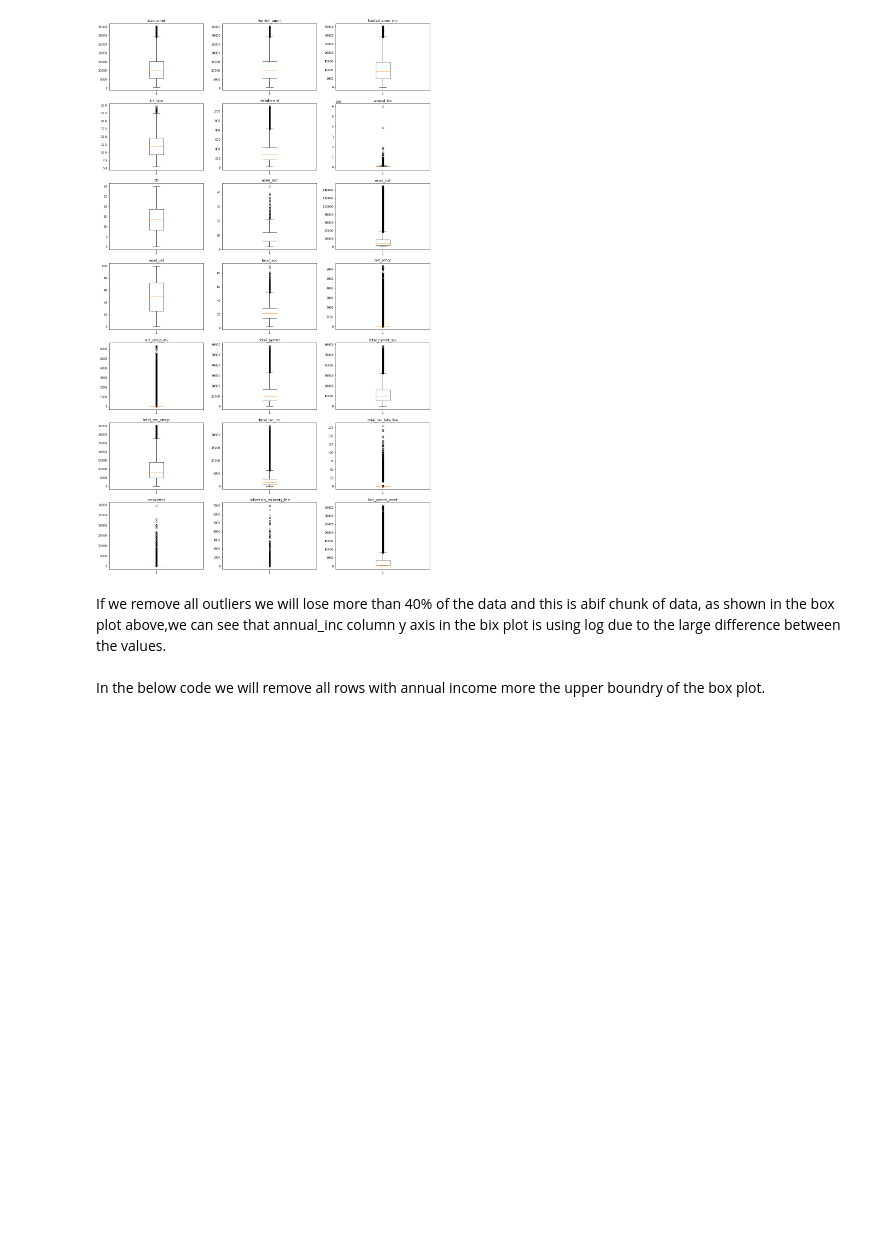
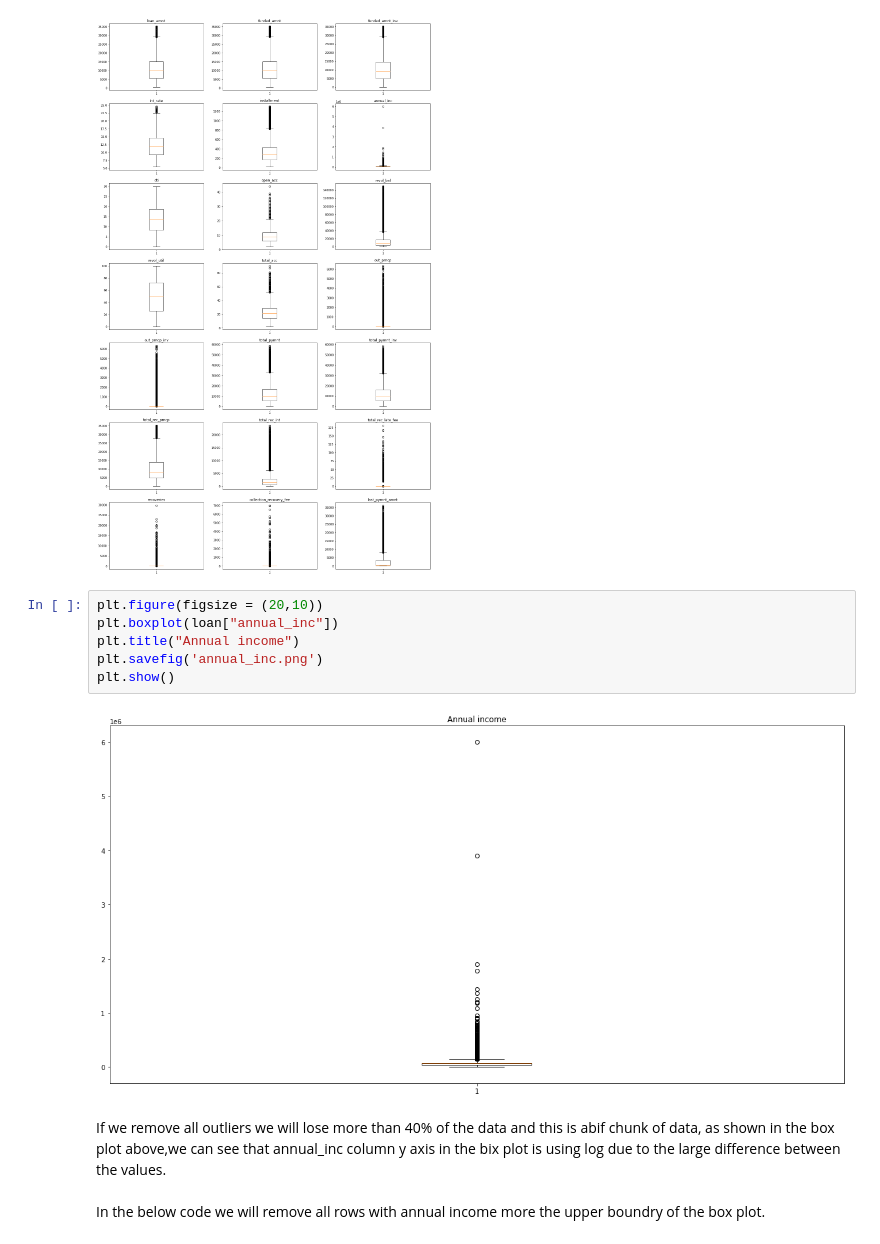
Before and after one commit to npalupunoori/LendingClubCaseStudy, a Jupyter notebook: Naren_Reddy_Palupunoori.ipynb, the cells around one changed output. Cells and saved outputs as stored; diff of their text form; blank space fills up the shorter version.

```diff
--- a/Naren_Reddy_Palupunoori.ipynb
+++ b/Naren_Reddy_Palupunoori.ipynb
@@ -320,6 +320,14 @@ for i in range(0, len(numeric_columns)):
     plt.title(numeric_columns[i])
 # %% [output]
 [figure]
+# %%
+plt.figure(figsize = (20,10))
+plt.boxplot(loan["annual_inc"])
+plt.title("Annual income")
+plt.savefig('annual_inc.png')
+plt.show()
+# %% [output]
+[figure, added]
 # %% [markdown]
 If we remove all outliers we will lose more than 40% of the data and this is abif chunk of data, as shown in the box plot above,we can see that annual_inc column y axis in the bix plot is using log due to the large difference between the values.
 <br>
```
Also changed, not shown: parts of 21 cells of this notebook, 3 other files.
